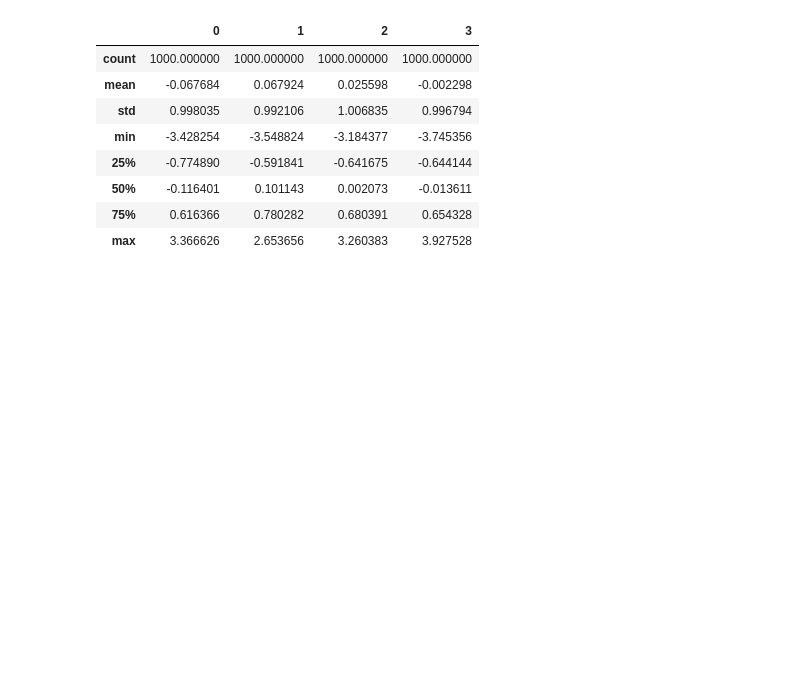
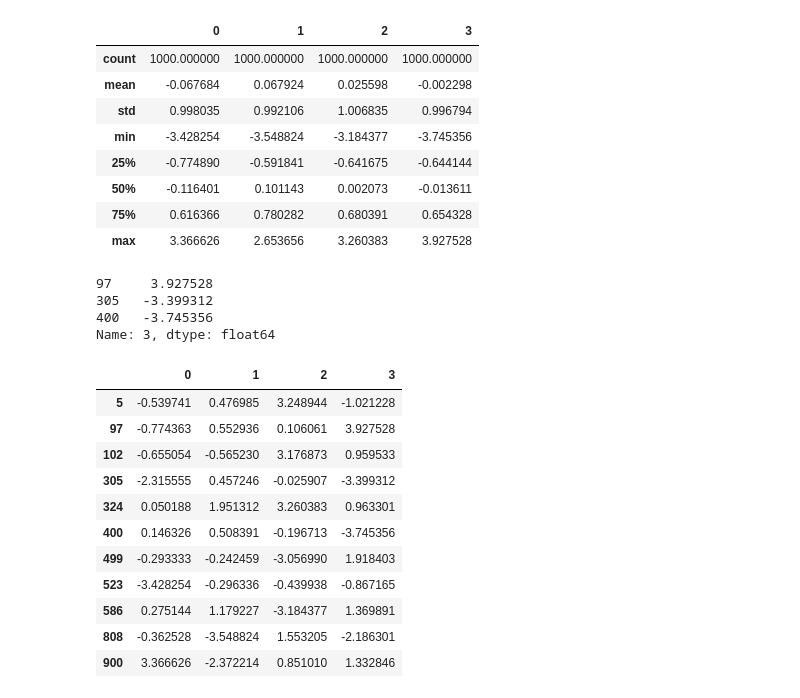
Before and after one commit to ArslanAmanov/Data-Science-Foundations-, a Jupyter notebook: Python for Data Analyses O'reilly_book/ch7_dataWrangling.ipynb, the cells around one changed output. Drawn from its saved outputs; the diff is of its cells as text; code cells hidden in the pictures; blank space fills up the shorter version.

Commit message:
boolean any method

```diff
--- a/Python for Data Analyses O'reilly_book/ch7_dataWrangling.ipynb
+++ b/Python for Data Analyses O'reilly_book/ch7_dataWrangling.ipynb
@@ -1222,0 +1226,23 @@ data.describe()
+# %%
+col[np.abs(col) > 3]
+# %% [output]
+97     3.927528
+305   -3.399312
+400   -3.745356
+Name: 3, dtype: float64
+# %%
+# To select all rows having a value exceeding 3 or -3, you can use the any method on a boolean DataFrame:
+data[(np.abs(data) > 3).any(1)]
+# %% [output]
+|  | 0 | 1 | 2 | 3 |
+| 5 | -0.539741 | 0.476985 | 3.248944 | -1.021228 |
+| 97 | -0.774363 | 0.552936 | 0.106061 | 3.927528 |
+| 102 | -0.655054 | -0.565230 | 3.176873 | 0.959533 |
+| 305 | -2.315555 | 0.457246 | -0.025907 | -3.399312 |
+| 324 | 0.050188 | 1.951312 | 3.260383 | 0.963301 |
+| 400 | 0.146326 | 0.508391 | -0.196713 | -3.745356 |
+| 499 | -0.293333 | -0.242459 | -3.056990 | 1.918403 |
+| 523 | -3.428254 | -0.296336 | -0.439938 | -0.867165 |
+| 586 | 0.275144 | 1.179227 | -3.184377 | 1.369891 |
+| 808 | -0.362528 | -3.548824 | 1.553205 | -2.186301 |
+| 900 | 3.366626 | -2.372214 | 0.851010 | 1.332846 |
```
Also changed, not shown: parts of 1 cell of this notebook.
